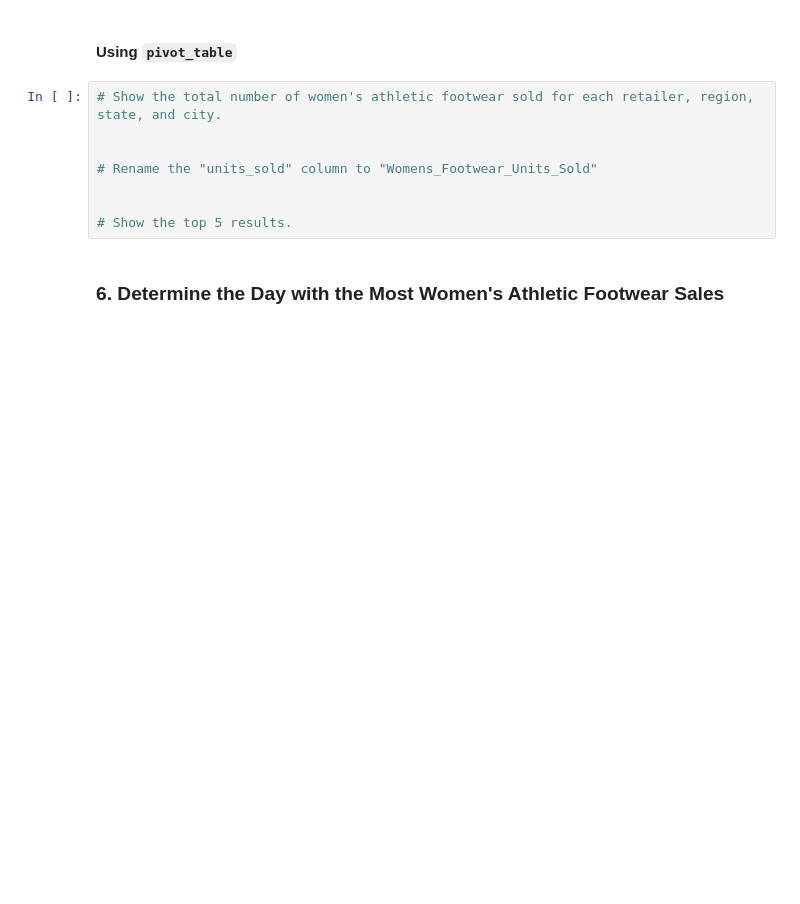
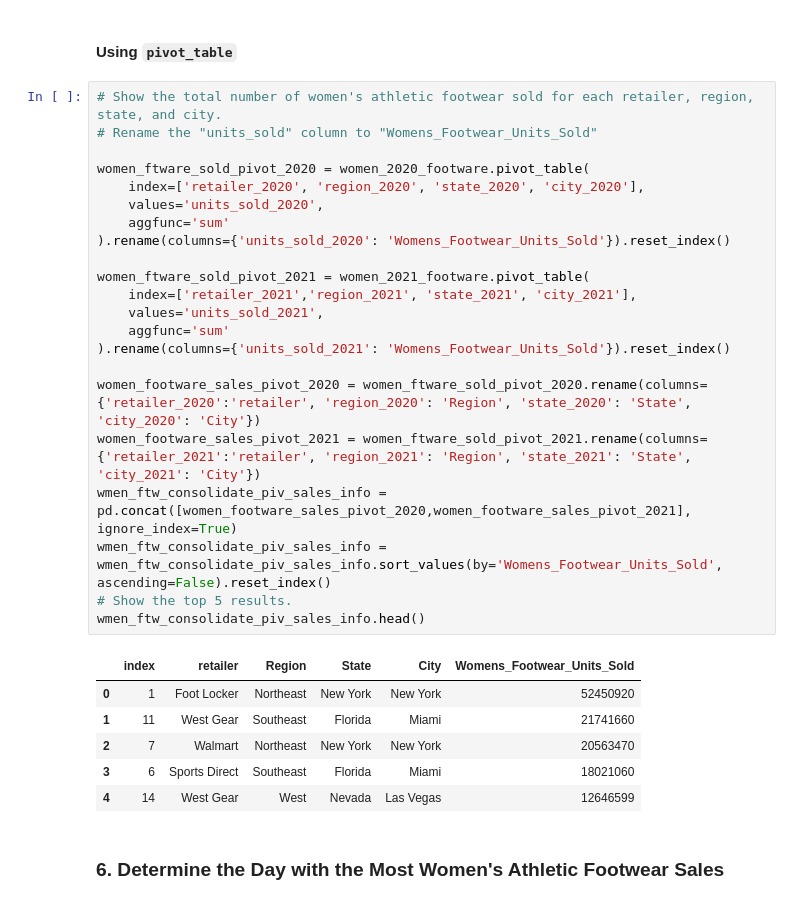
Before and after one commit to inCloset/athletic_sales_analysis, a Jupyter notebook: athletic_sales_analysis.ipynb, the cells around one changed output. Saved outputs shown, nothing was run; the diff lists cells and outputs as text; blank space fills up the shorter version.

```diff
--- a/athletic_sales_analysis.ipynb
+++ b/athletic_sales_analysis.ipynb
@@ -399,13 +428,34 @@ Name: product_2021, Length: 618786, dtype: object
 # %% [markdown]
 #### Using `pivot_table`
-# %%
-# Show the total number of women's athletic footwear sold for each retailer, region, state, and city.
-
-
-# Rename the "units_sold" column to "Womens_Footwear_Units_Sold"
-
-
-# Show the top 5 results.
+# %%
+# Show the total number of women's athletic footwear sold for each retailer, region, state, and city.
+# Rename the "units_sold" column to "Womens_Footwear_Units_Sold"
+
+women_ftware_sold_pivot_2020 = women_2020_footware.pivot_table(
+    index=['retailer_2020', 'region_2020', 'state_2020', 'city_2020'],
+    values='units_sold_2020',
+    aggfunc='sum'
+).rename(columns={'units_sold_2020': 'Womens_Footwear_Units_Sold'}).reset_index()
+
+women_ftware_sold_pivot_2021 = women_2021_footware.pivot_table(
+    index=['retailer_2021','region_2021', 'state_2021', 'city_2021'],
+    values='units_sold_2021',
+    aggfunc='sum'
+).rename(columns={'units_sold_2021': 'Womens_Footwear_Units_Sold'}).reset_index()
+
+women_footware_sales_pivot_2020 = women_ftware_sold_pivot_2020.rename(columns={'retailer_2020':'retailer', 'region_2020': 'Region', 'state_2020': 'State', 'city_2020': 'City'})
+women_footware_sales_pivot_2021 = women_ftware_sold_pivot_2021.rename(columns={'retailer_2021':'retailer', 'region_2021': 'Region', 'state_2021': 'State', 'city_2021': 'City'})
+wmen_ftw_consolidate_piv_sales_info =  pd.concat([women_footware_sales_pivot_2020,women_footware_sales_pivot_2021], ignore_index=True)
+wmen_ftw_consolidate_piv_sales_info = wmen_ftw_consolidate_piv_sales_info.sort_values(by='Womens_Footwear_Units_Sold', ascending=False).reset_index()
+# Show the top 5 results.
+wmen_ftw_consolidate_piv_sales_info.head()
+# %% [output]
+|  | index | retailer | Region | State | City | Womens_Footwear_Units_Sold |
+| 0 | 1 | Foot Locker | Northeast | New York | New York | 52450920 |
+| 1 | 11 | West Gear | Southeast | Florida | Miami | 21741660 |
+| 2 | 7 | Walmart | Northeast | New York | New York | 20563470 |
+| 3 | 6 | Sports Direct | Southeast | Florida | Miami | 18021060 |
+| 4 | 14 | West Gear | West | Nevada | Las Vegas | 12646599 |
 # %% [markdown]
 ### 6. Determine the Day with the Most Women's Athletic Footwear Sales
 # %%
```
Also changed, not shown: parts of 8 cells of this notebook.
